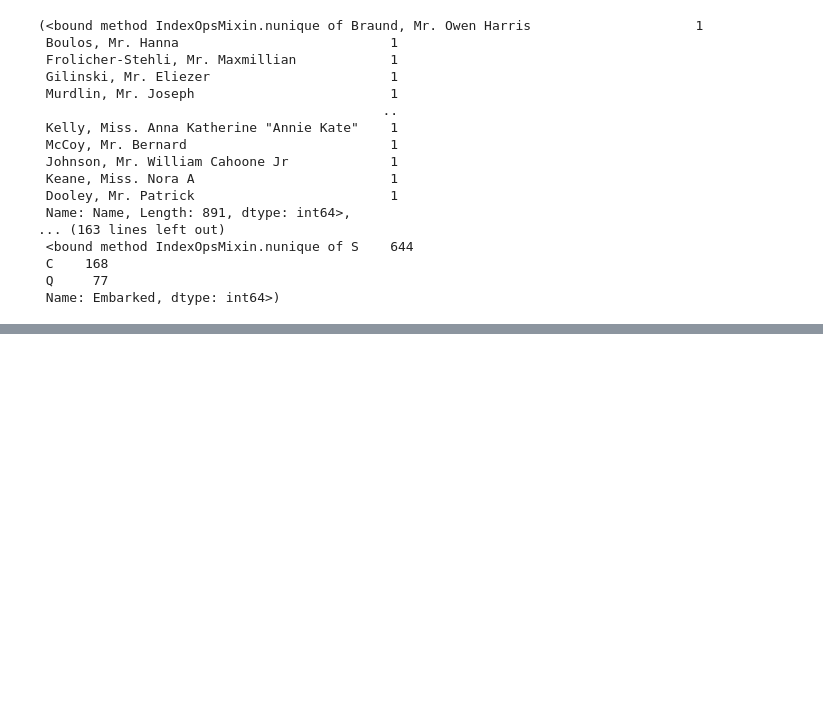
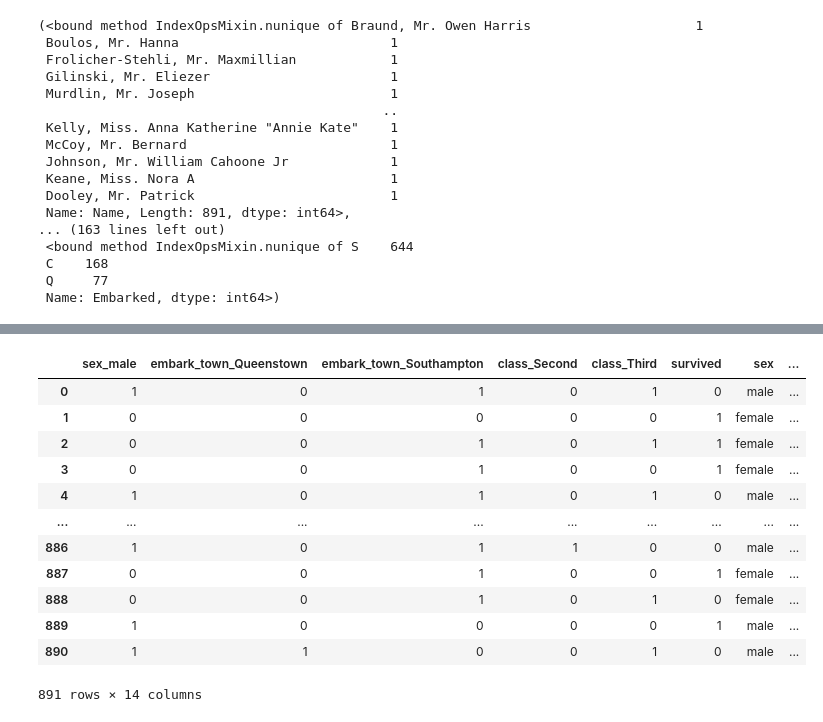
Before and after one commit to mindyshiben/classification-exercises, a Jupyter notebook: classification_exercises.ipynb, the cells around one changed output, grey strips where cells are left out. Cells and saved outputs as stored; diff of their text form; code cells hidden in the pictures; blank space fills up the shorter version.

```diff
--- a/classification_exercises.ipynb
+++ b/classification_exercises.ipynb
@@ -303,0 +446,2 @@ u_name, u_sex, u_ticket, u_cabin, u_embarked
+# %%
+df = df.drop(['Unnamed: 0', 'passenger_id','pclass', 'deck', 'embarked'], axis=1)
@@ -303,0 +471,8 @@ u_name, u_sex, u_ticket, u_cabin, u_embarked
+# %%
+# Encode the categorical columns.
+# Create dummy variables of the categorical columns and
+# concatenate them onto the dataframe.
+
+dummy_df = pd.get_dummies(df[['sex', 'embark_town', 'class']], dummy_na=False, drop_first=[True, True, True])
+# %%
+df = pd.concat([dummy_df, df], axis=1)
@@ -303,0 +488,22 @@ u_name, u_sex, u_ticket, u_cabin, u_embarked
+# %%
+def prep_titanic(df):
+    df = df.drop(['Unnamed: 0', 'passenger_id','pclass', 'deck', 'embarked'], axis=1)
+    dummy_df = pd.get_dummies(df[['sex', 'embark_town', 'class']], dummy_na=False, drop_first=[True, True, True])
+    df = pd.concat([dummy_df, df], axis=1)
+    return df
+# %%
+prep_titanic(acquire.get_titanic_data())
+# %% [output]
+|  | sex_male | embark_town_Queenstown | embark_town_Southampton | class_Second | class_Third | survived | sex | ... |
+| 0 | 1 | 0 | 1 | 0 | 1 | 0 | male | ... |
+| 1 | 0 | 0 | 0 | 0 | 0 | 1 | female | ... |
+| 2 | 0 | 0 | 1 | 0 | 1 | 1 | female | ... |
+| 3 | 0 | 0 | 1 | 0 | 0 | 1 | female | ... |
+| 4 | 1 | 0 | 1 | 0 | 1 | 0 | male | ... |
+| ... | ... | ... | ... | ... | ... | ... | ... | ... |
+| 886 | 1 | 0 | 1 | 1 | 0 | 0 | male | ... |
+| 887 | 0 | 0 | 1 | 0 | 0 | 1 | female | ... |
+| 888 | 0 | 0 | 1 | 0 | 1 | 0 | female | ... |
+| 889 | 1 | 0 | 0 | 0 | 0 | 1 | male | ... |
+| 890 | 1 | 1 | 0 | 0 | 1 | 0 | male | ... |
+891 rows × 14 columns
```
Also changed, not shown: parts of 37 cells of this notebook, 3 other files.
